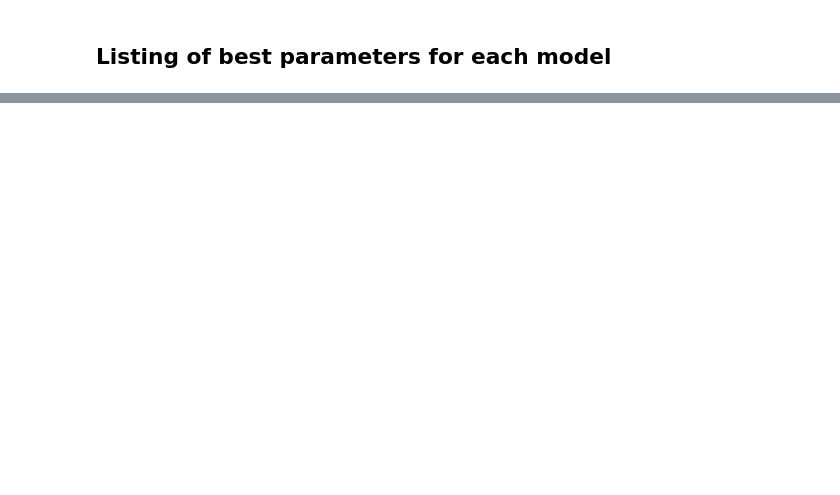
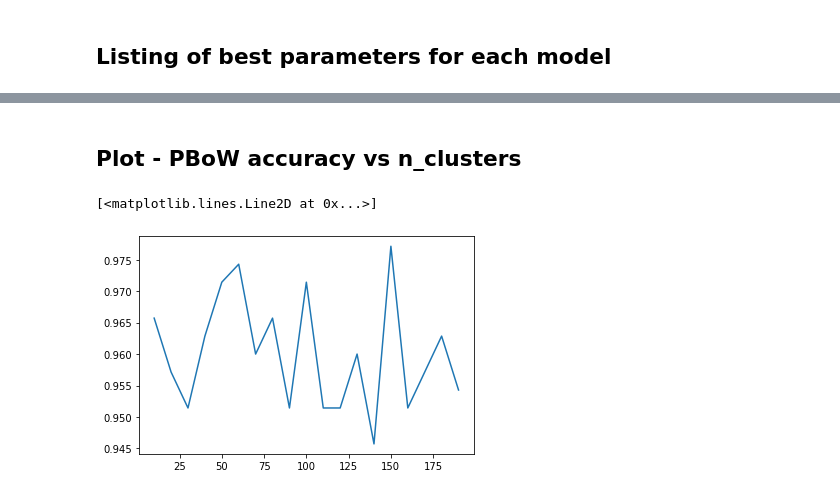
Before and after one commit to bazko1/PersistenceCodebooks, a Jupyter notebook: Initial sampling.ipynb, the cells around one changed output, grey strips where cells are left out. Drawn from its saved outputs; the diff is of its cells as text; code cells hidden in the pictures; blank space fills up the shorter version.

```diff
--- a/Initial sampling.ipynb
+++ b/Initial sampling.ipynb
@@ -139,7 +141,7 @@ def make_final_grid(estimator, param_grid, *args, **kwargs ):
     new_param_grid = {f"Model__{name}" : values for name, values in param_grid.items()}
     final_pipeline = Pipeline([
         ("Model", estimator),
-        ("Predictor", SVC())
+        ("Predictor", SVC(kernel = "linear"))
     ])
 
     return GridSearchCV(final_pipeline, new_param_grid, cv = fold, *args, **kwargs)
@@ -171,8 +173,8 @@ pbow_gridsearch = make_final_grid(
 swk_gridsearch = make_final_grid(
     estimator = SlicedWassersteinKernel(),
     param_grid = {
-        "bandwidth" : [0.25, 0.5, 1, 1.5, 2],
-        "num_directions" : [5, 10, 15, 20]
+        "bandwidth" : [0.05, 0.1, 0.25, 0.5, 1, 1.5, 2],
+        "num_directions" : [5, 10, 15, 20, 25]
     },
     n_jobs = -1
 )
@@ -190,8 +192,8 @@ bd_gridsearch = make_final_grid(
 pi_gridsearch = make_final_grid(
     estimator = PersistenceImage(),
     param_grid = {
-        "bandwidth" : [0.25, 0.5, 1, 1.5, 2],
-        "weight" : [lambda x : 1, lambda x : x[1], lambda x : x[1]**2], #x=(birth, persistence)
+        "bandwidth" : [0.25, 0.5, 1, 1.5],
+        #"weight" : [lambda x : 1, lambda x : x[1], lambda x : x[1]**2], #x=(birth, persistence)
         "resolution" : [(10,10), (20,20), (40,40)]
     },
     n_jobs = -1
@@ -213,7 +215,10 @@ for name, grid in models_to_test.items():
         with open(f"precomputed/{name}.grid.dill", "br") as f:
             models_to_test[name] = dill.load(f)
     else:
+        grid.verbose = 10
         grid.fit(X, y)
+        with open(f"precomputed/{name}.grid.dill", "bw") as f:
+            dill.dump(grid, f)
 # %% [output]
 PBoW
 Loading from file
@@ -287,0 +299,34 @@ Model__resolution : (10, 10)
+# %% [markdown]
+## Plot - PBoW accuracy vs n_clusters
+# %%
+best_max_points = models_to_test["PBoW"].best_params_["Model__pbow__sampler__max_points"]
+best_n_clusters = models_to_test["PBoW"].best_params_["Model__pbow__cluster__n_clusters"]
+best_weight = models_to_test["PBoW"].best_params_["Model__pbow__sampler__weight_function"]
+
+result_list = []
+n_clusters_range = np.arange(10, 200, 10)
+
+for n_clusters in n_clusters_range:
+    pbow_pipeline = Pipeline([
+        ("bp_transform", BirthPersistenceTransform()),
+        ("scaler", DiagramScaler(
+            use=True,
+            scalers=[
+                ((0,), MaxAbsScaler(copy=False)),
+                ((1,), MaxAbsScaler(copy=False))
+            ]
+        )),
+        ("pbow",  PersistentBow(KMeans(n_clusters), RandomPDSampler(best_max_points, best_weight)))
+    ])
+    final_pipeline = Pipeline([
+        ("Model", pbow_pipeline),
+        ("Predictor", SVC(kernel="linear"))
+    ])
+
+    results = cross_val_score(final_pipeline, X, y, cv=5)
+    result_list.append(np.mean(results))
+
+plt.plot(n_clusters_range, result_list)
+# %% [output]
+[<matplotlib.lines.Line2D at 0x...>]
+[figure, added]
```
Also changed, not shown: parts of 9 cells of this notebook, 3 other files.
